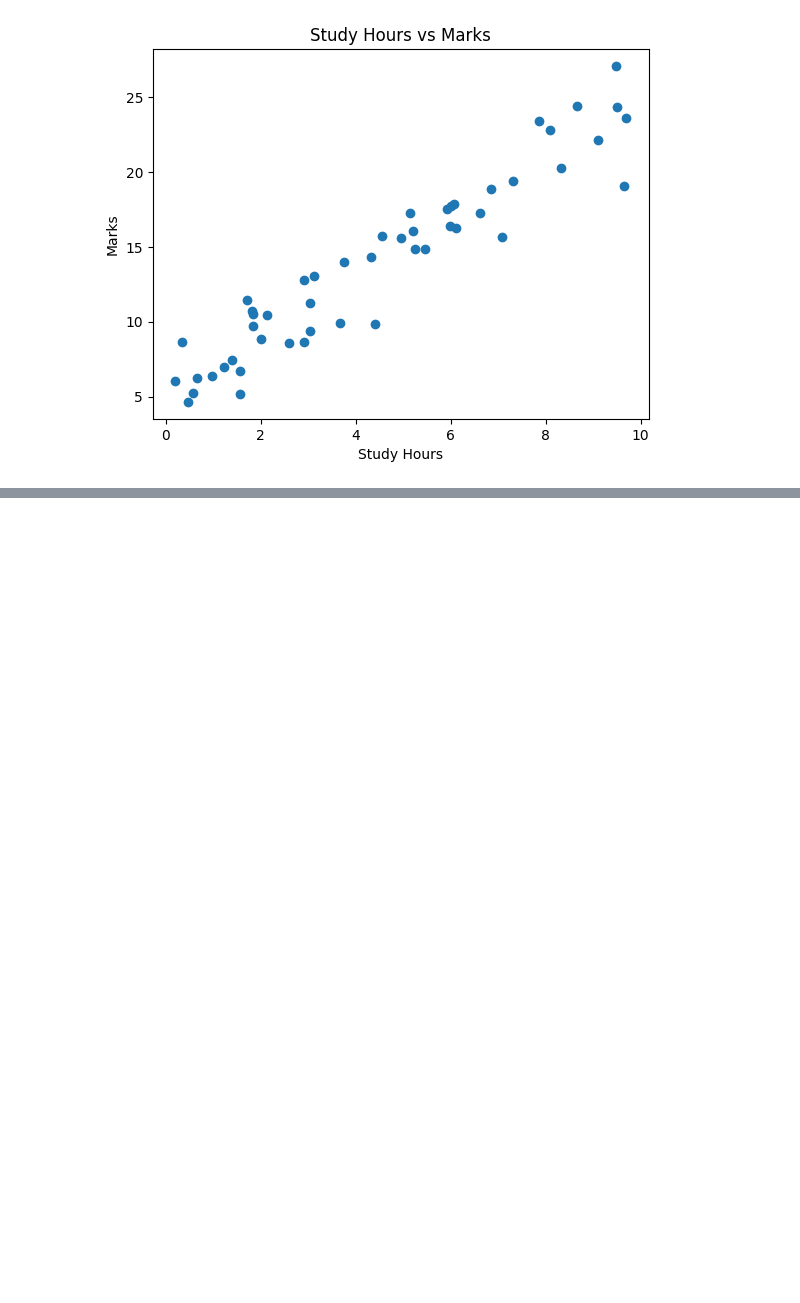
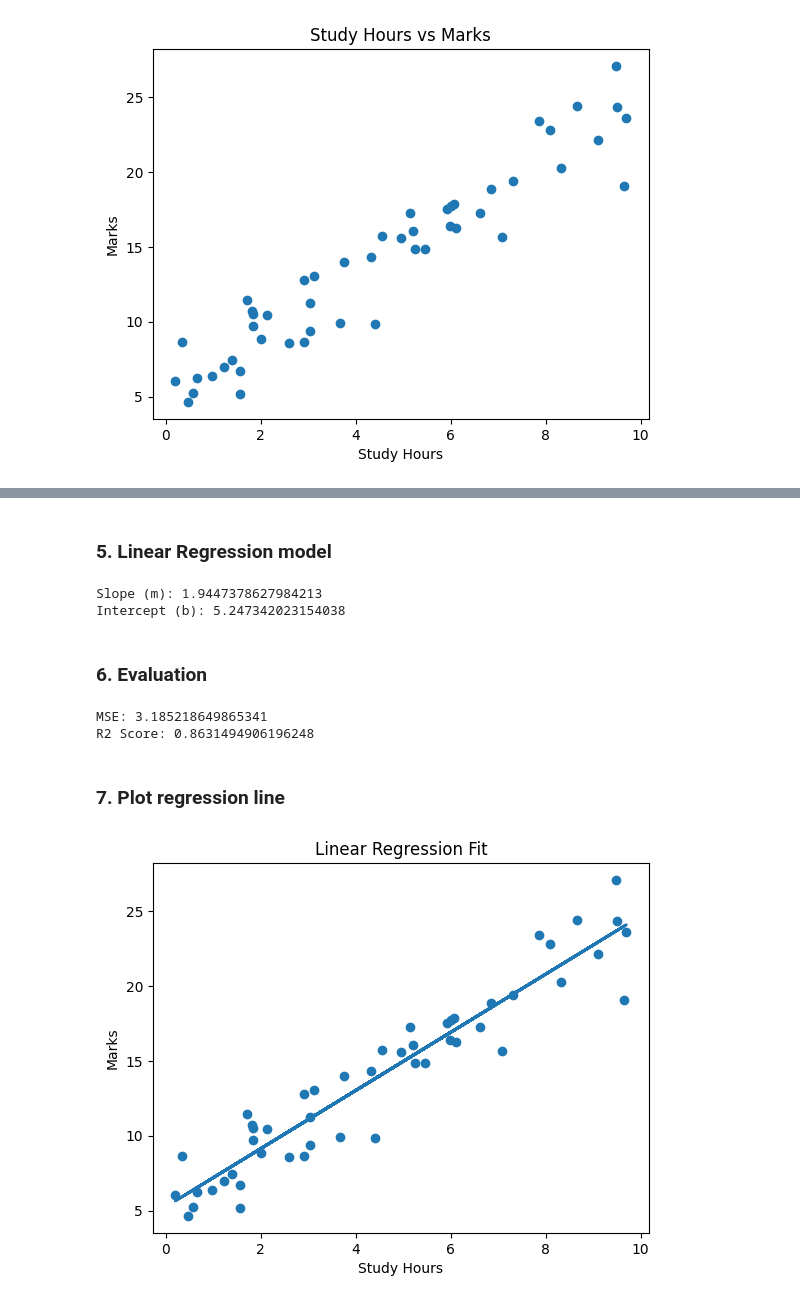
Before and after one commit to mdzubayereashraf/Ostad-AI-Engineering-Class-Code-Practice, a Jupyter notebook: Ostad_AI_Engineering_classcode_Practice_11(Introduction to Linear Regression).ipynb, the cells around one changed output, grey strips where cells are left out. Drawn from its saved outputs; the diff is of its cells as text; code cells hidden in the pictures; blank space fills up the shorter version.

Commit message:
model fitting is done

```diff
--- a/Ostad_AI_Engineering_classcode_Practice_11(Introduction to Linear Regression).ipynb
+++ b/Ostad_AI_Engineering_classcode_Practice_11(Introduction to Linear Regression).ipynb
@@ -66,0 +69,35 @@ plt.show()
+# %%
+X_train, X_test, y_train, y_test = train_test_split(X, y, test_size=0.2, random_state=42)
+# %% [markdown]
+### **5. Linear Regression model**
+# %%
+model = LinearRegression()
+model.fit(X_train, y_train)  # we found optimal  m here
+
+y_pred = model.predict(X_test)
+
+# Print coefficients
+print("Slope (m):", model.coef_[0][0])
+print("Intercept (b):", model.intercept_[0])
+# %% [output]
+Slope (m): 1.9447378627984213
+Intercept (b): 5.247342023154038
+# %% [markdown]
+### **6. Evaluation**
+# %%
+print("MSE:", mean_squared_error(y_test, y_pred))
+print("R2 Score:", r2_score(y_test, y_pred))
+# %% [output]
+MSE: 3.185218649865341
+R2 Score: 0.8631494906196248
+# %% [markdown]
+### **7. Plot regression line**
+# %%
+plt.scatter(X, y)
+plt.plot(X, model.predict(X), linewidth=2)
+plt.xlabel('Study Hours')
+plt.ylabel('Marks')
+plt.title('Linear Regression Fit')
+plt.show()
+# %% [output]
+[figure, added]
```
Also changed, not shown: parts of 3 cells of this notebook.
